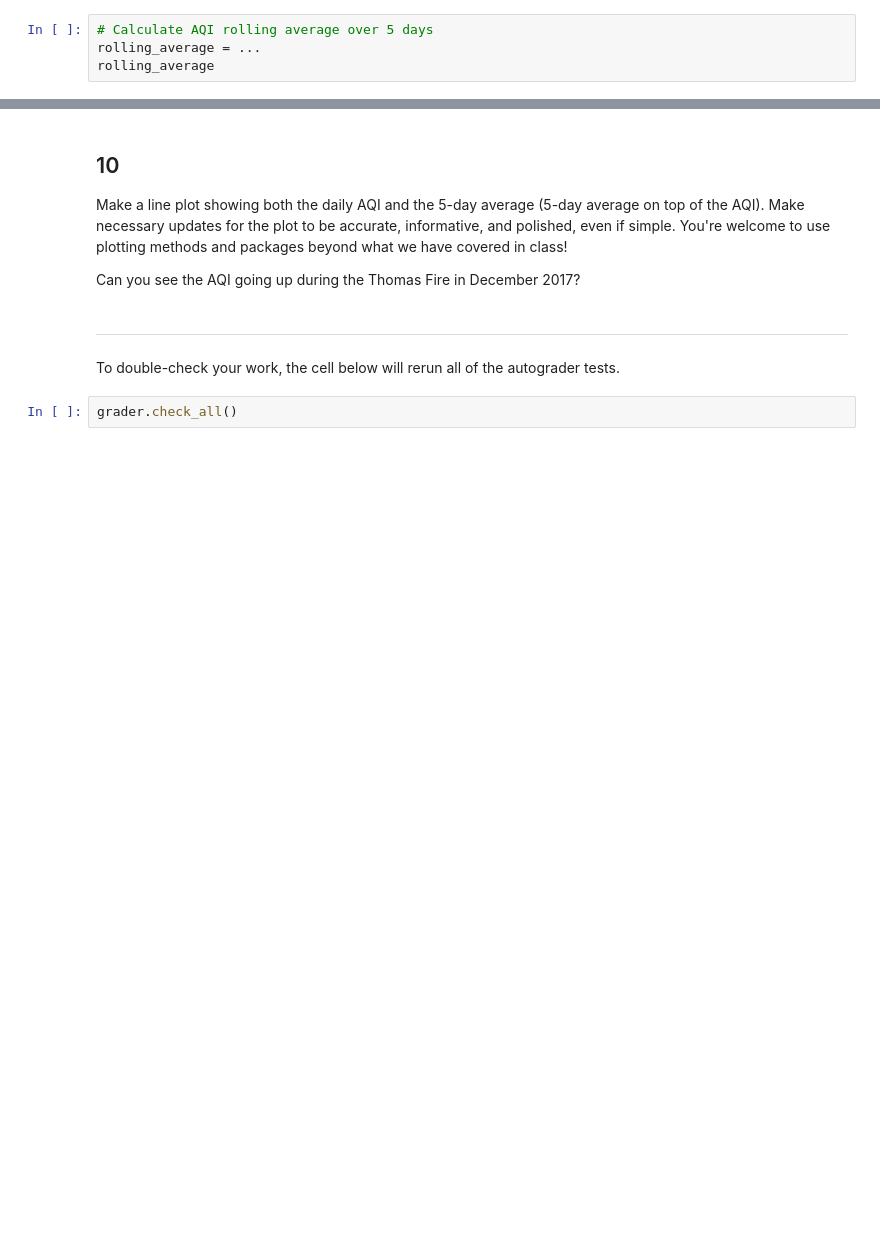
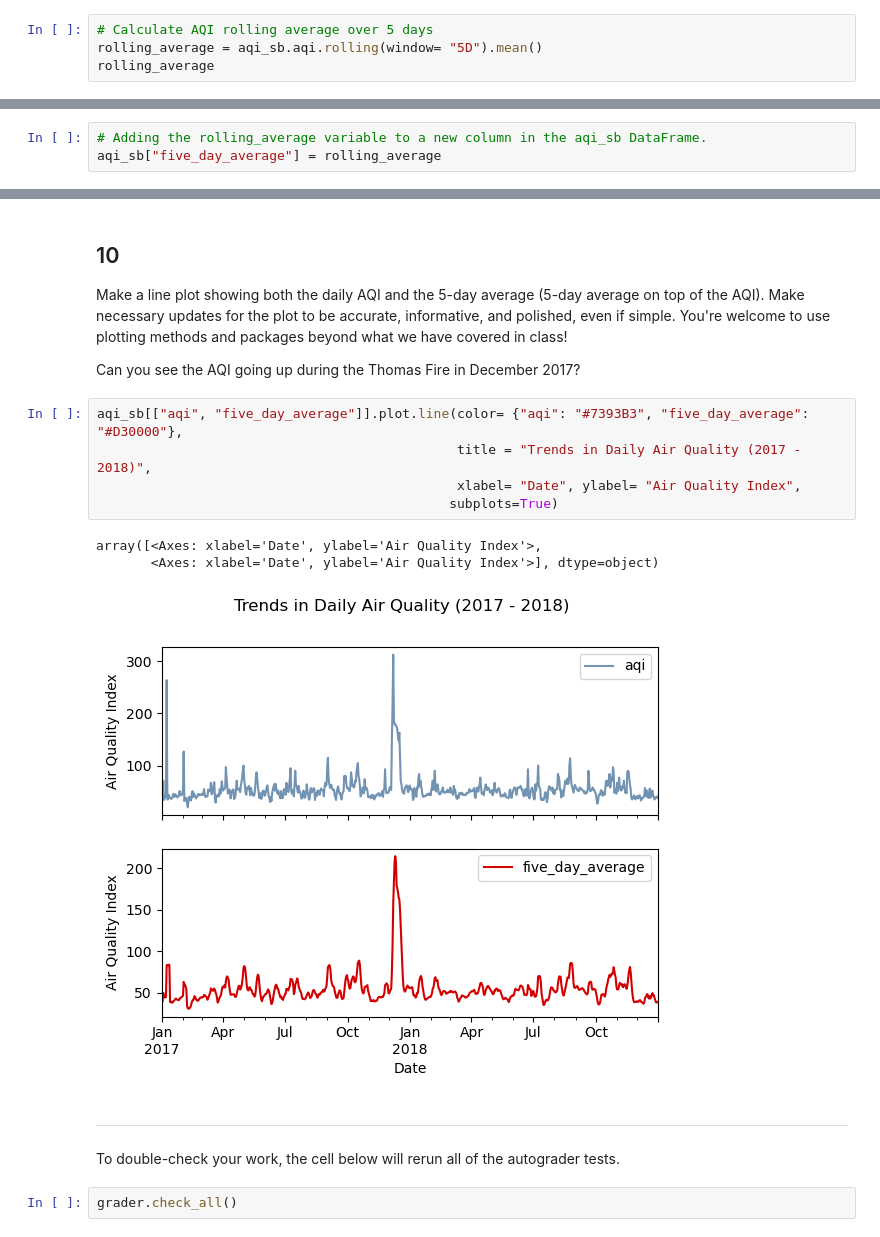
Before and after one commit to IIDonaji/eds220-hwk2, a Jupyter notebook: task3/hwk2-task3-aqi.ipynb, the cells around one changed output, grey strips where cells are left out. Drawn from its saved outputs; the diff is of its cells as text; blank space fills up the shorter version.

Commit message:
made a line plot for our air quality and rolling average calculations.

```diff
--- a/task3/hwk2-task3-aqi.ipynb
+++ b/task3/hwk2-task3-aqi.ipynb
@@ -276,6 +276,6 @@ In the next cell we will calculate an average over a [rolling window](https://pa
 Store your answer in the `rolling_average` variable. You should have two columns in your series, `date` and the averages.
 # %%
 # Calculate AQI rolling average over 5 days
-rolling_average = ...
+rolling_average = aqi_sb.aqi.rolling(window= "5D").mean()
 rolling_average
 # %% [output]
@@ -327,3 +303,6 @@ aqi_sb
+# %%
+# Adding the rolling_average variable to a new column in the aqi_sb DataFrame.
+aqi_sb["five_day_average"] = rolling_average
 # %%
 grader.check("q9")
 # %% [output]
@@ -351,5 +314,14 @@ q9 results:
 Make a line plot showing both the daily AQI and the 5-day average (5-day average on top of the AQI). Make necessary updates for the plot to be accurate, informative, and polished, even if simple. You're welcome to use plotting methods and packages beyond what we have covered in class!
 
 Can you see the AQI going up during the Thomas Fire in December 2017?
+# %%
+aqi_sb[["aqi", "five_day_average"]].plot.line(color= {"aqi": "#7393B3", "five_day_average": "#D30000"},
+                                              title = "Trends in Daily Air Quality (2017 - 2018)",
+                                              xlabel= "Date", ylabel= "Air Quality Index",
+                                             subplots=True)
+# %% [output]
+array([<Axes: xlabel='Date', ylabel='Air Quality Index'>,
+       <Axes: xlabel='Date', ylabel='Air Quality Index'>], dtype=object)
+[figure, added]
 # %% [markdown]
 ---
```
Also changed, not shown: parts of 4 cells of this notebook.
